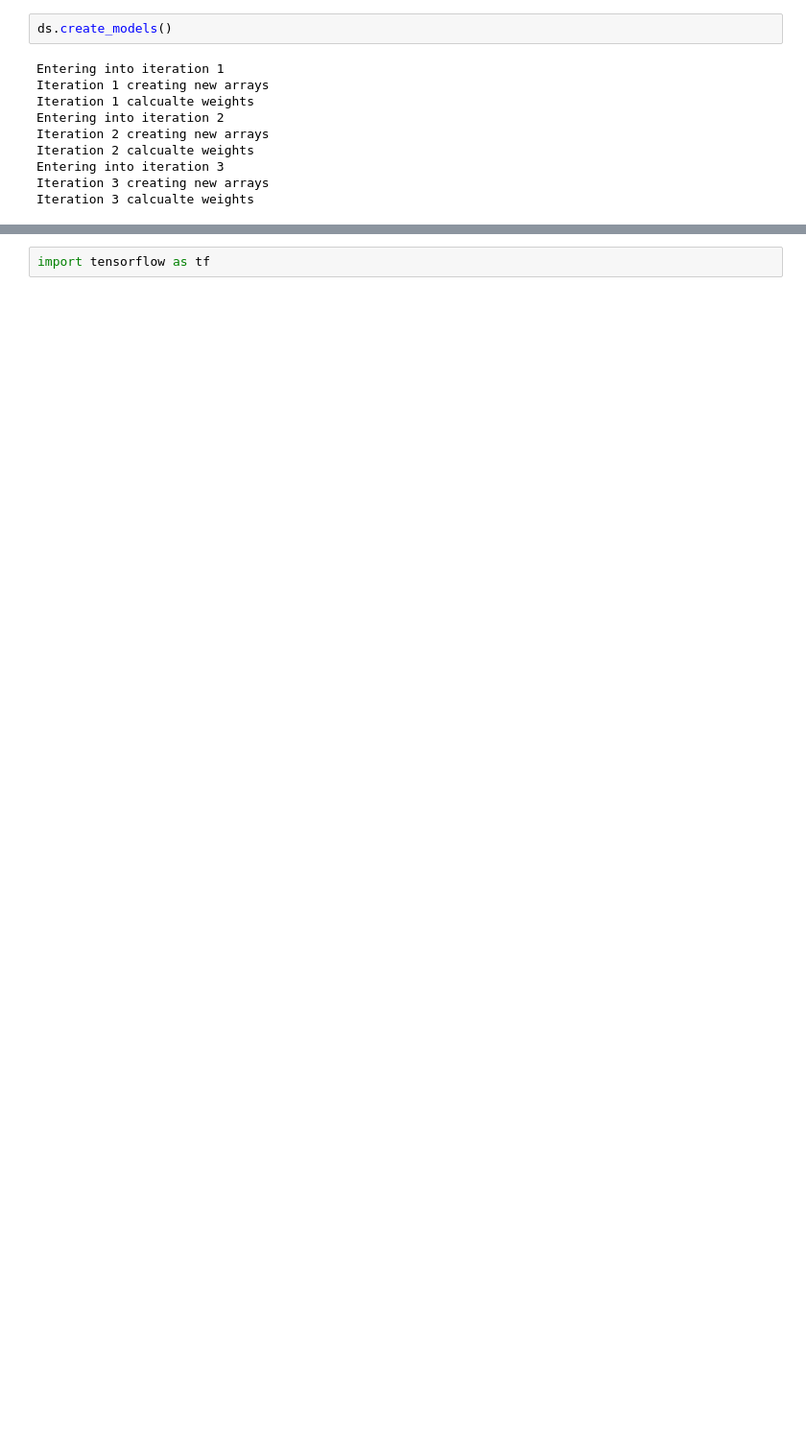
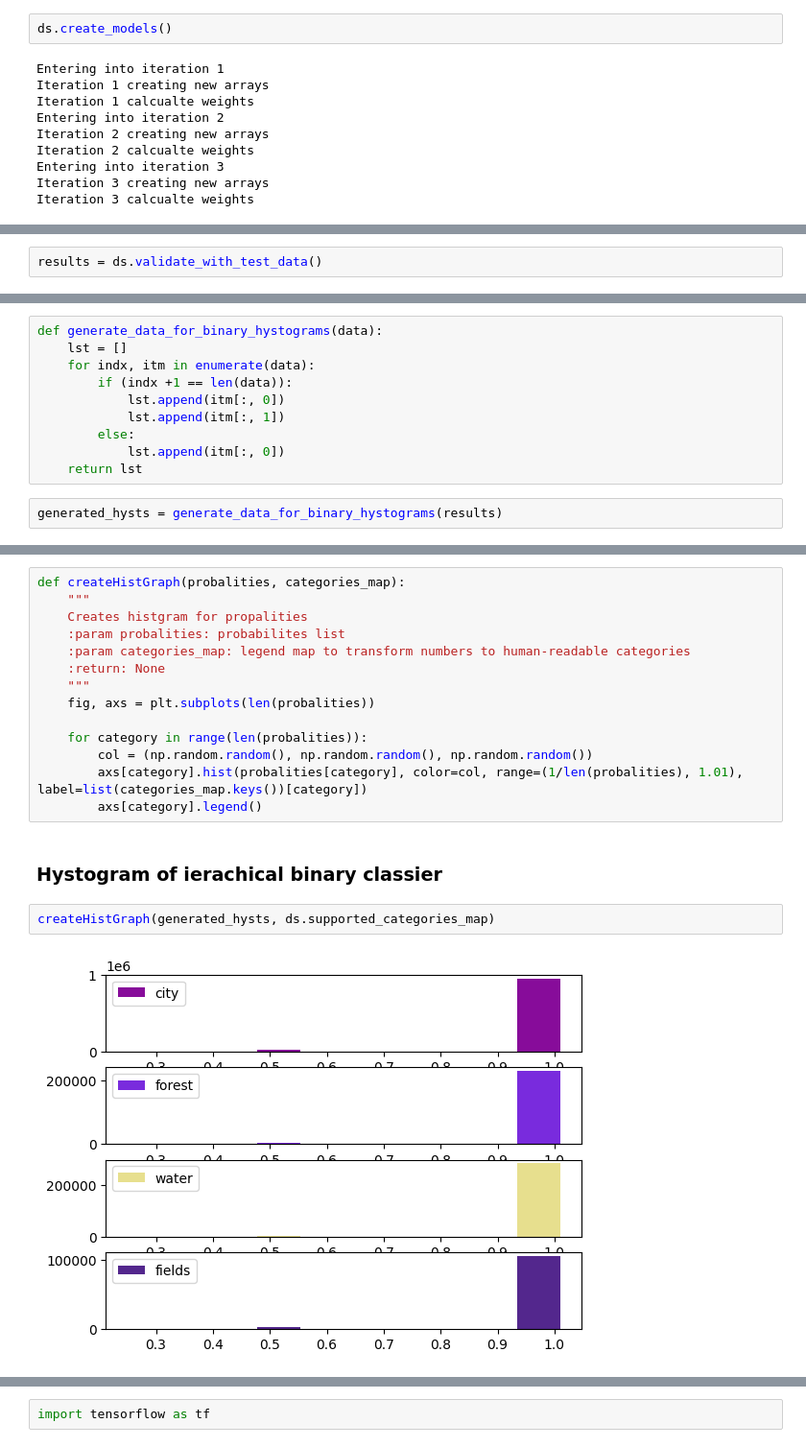
Before and after one commit to angpysha/sat_image_segmentation, a Jupyter notebook: binary_tree_expirement.ipynb, the cells around one changed output, grey strips where cells are left out. Shown at 96% size. Saved outputs shown, nothing was run; the diff lists cells and outputs as text; blank space fills up the shorter version.

Commit message:
Hystogram upates

```diff
--- a/binary_tree_expirement.ipynb
+++ b/binary_tree_expirement.ipynb
@@ -69,0 +52,2 @@ y_tst_copy[y_tst_copy != 0] = 1
+# %%
+results = ds.validate_with_test_data()
@@ -69,0 +70,12 @@ y_tst_copy[y_tst_copy != 0] = 1
+# %%
+def generate_data_for_binary_hystograms(data):
+    lst = []
+    for indx, itm in enumerate(data):
+        if (indx +1 == len(data)):
+            lst.append(itm[:, 0])
+            lst.append(itm[:, 1])
+        else:
+            lst.append(itm[:, 0])
+    return lst
+# %%
+generated_hysts = generate_data_for_binary_hystograms(results)
@@ -69,0 +89,20 @@ y_tst_copy[y_tst_copy != 0] = 1
+# %%
+def createHistGraph(probalities, categories_map):
+    """
+    Creates histgram for propalities
+    :param probalities: probabilites list
+    :param categories_map: legend map to transform numbers to human-readable categories
+    :return: None
+    """
+    fig, axs = plt.subplots(len(probalities))
+
+    for category in range(len(probalities)):
+        col = (np.random.random(), np.random.random(), np.random.random())
+        axs[category].hist(probalities[category], color=col, range=(1/len(probalities), 1.01), label=list(categories_map.keys())[category])
+        axs[category].legend()
+# %% [markdown]
+### Hystogram of ierachical binary classier
+# %%
+createHistGraph(generated_hysts, ds.supported_categories_map)
+# %% [output]
+[figure, added]
```
Also changed, not shown: parts of 48 cells of this notebook, 3 other files.
